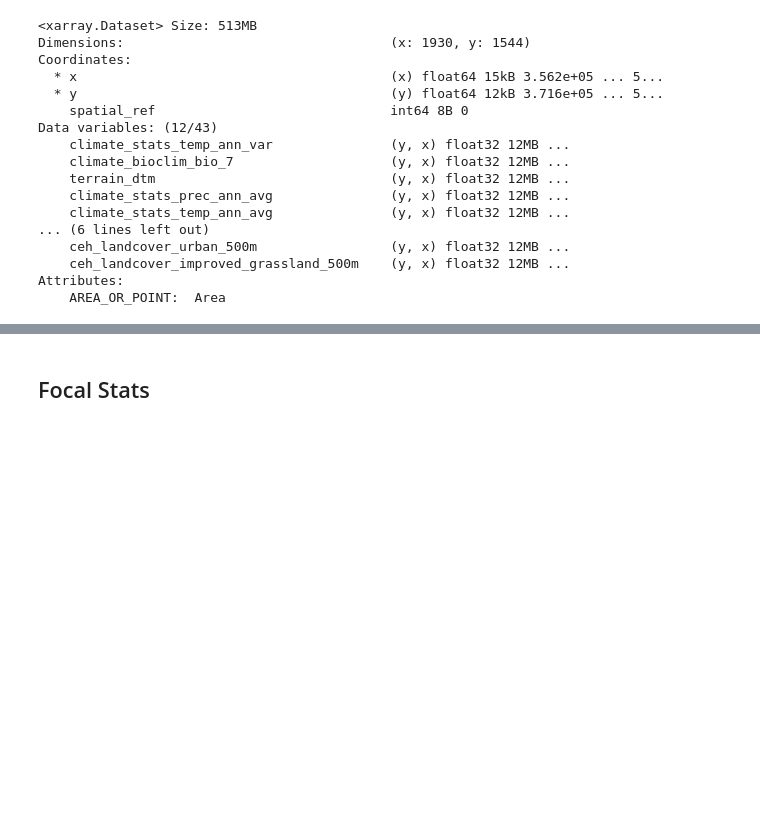
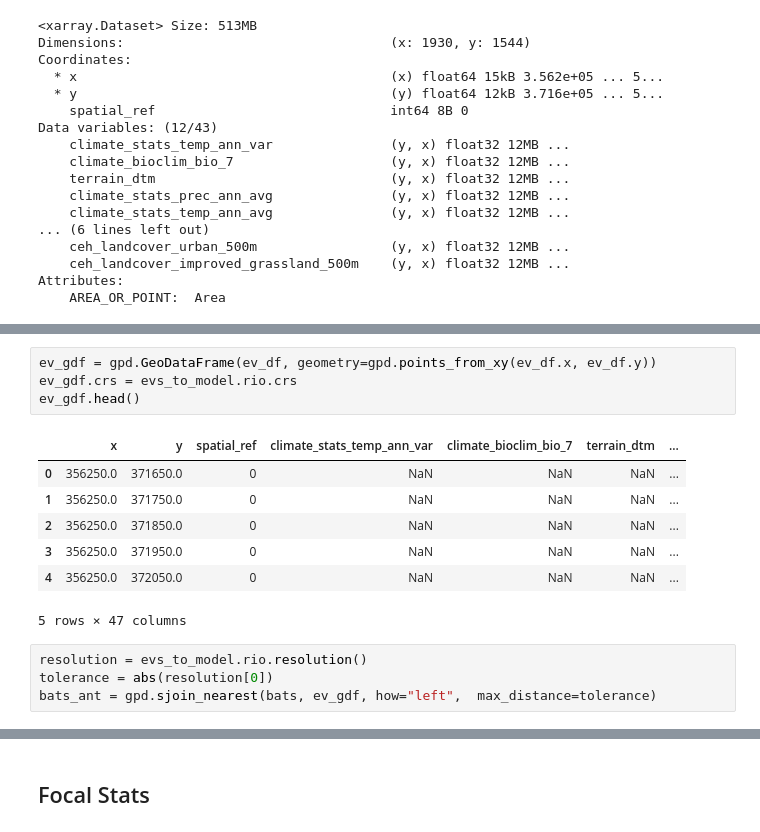
Before and after one commit to MatthewJWhittle/shefflied-bats, a Jupyter notebook: notebooks/modelling-one-sp.ipynb, the cells around one changed output, grey strips where cells are left out. Drawn from its saved outputs; the diff is of its cells as text; blank space fills up the shorter version.

```diff
--- a/notebooks/modelling-one-sp.ipynb
+++ b/notebooks/modelling-one-sp.ipynb
@@ -241,0 +255,16 @@ Attributes:
+# %%
+ev_gdf = gpd.GeoDataFrame(ev_df, geometry=gpd.points_from_xy(ev_df.x, ev_df.y))
+ev_gdf.crs = evs_to_model.rio.crs
+ev_gdf.head()
+# %% [output]
+|  | x | y | spatial_ref | climate_stats_temp_ann_var | climate_bioclim_bio_7 | terrain_dtm | ... |
+| 0 | 356250.0 | 371650.0 | 0 | NaN | NaN | NaN | ... |
+| 1 | 356250.0 | 371750.0 | 0 | NaN | NaN | NaN | ... |
+| 2 | 356250.0 | 371850.0 | 0 | NaN | NaN | NaN | ... |
+| 3 | 356250.0 | 371950.0 | 0 | NaN | NaN | NaN | ... |
+| 4 | 356250.0 | 372050.0 | 0 | NaN | NaN | NaN | ... |
+5 rows × 47 columns
+# %%
+resolution = evs_to_model.rio.resolution()
+tolerance = abs(resolution[0])
+bats_ant = gpd.sjoin_nearest(bats, ev_gdf, how="left",  max_distance=tolerance)
```
Also changed, not shown: parts of 5 cells of this notebook, 2 other files.
